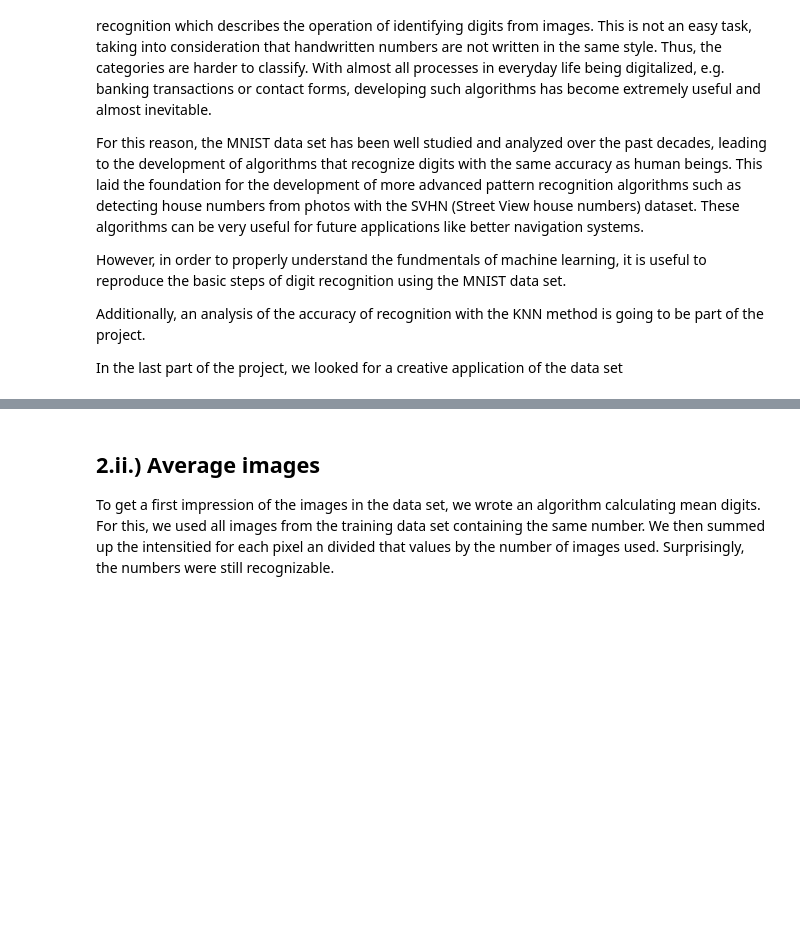
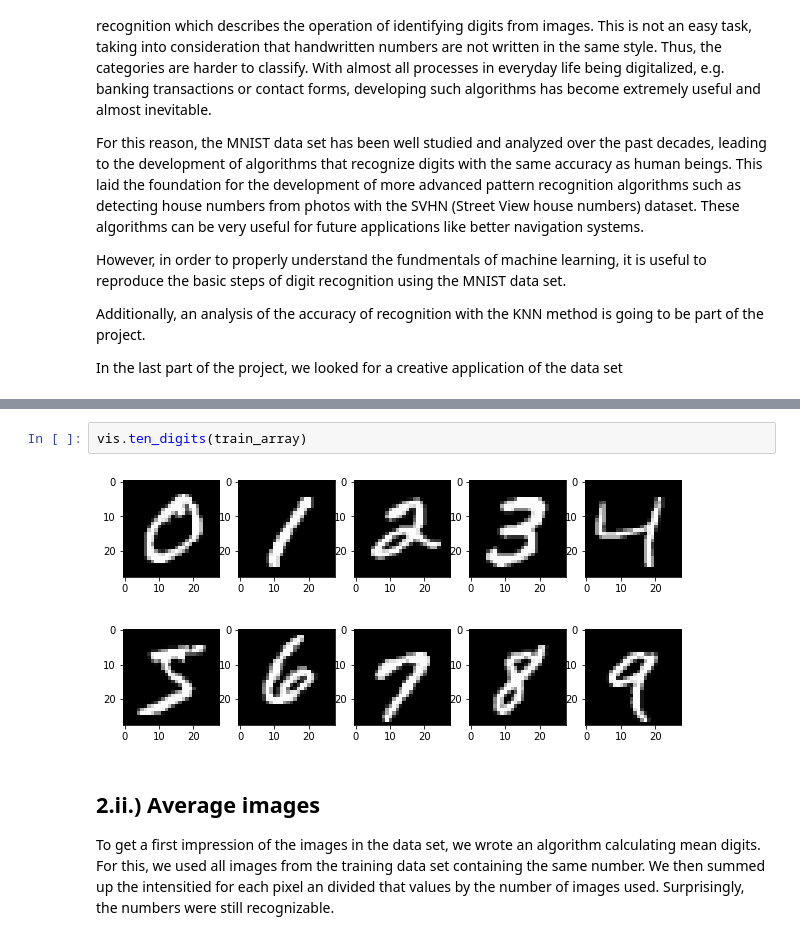
Before and after one commit to datascience-mobi-2022/2022-topic-01-team-02, a Jupyter notebook: Report.ipynb, the cells around one changed output, grey strips where cells are left out. Saved outputs shown, nothing was run; the diff lists cells and outputs as text; blank space fills up the shorter version.

```diff
--- a/Report.ipynb
+++ b/Report.ipynb
@@ -55,3 +64,7 @@ import Functions.average_img as avg
+# %%
+vis.ten_digits(train_array)
+# %% [output]
+[figure, added]
 # %% [markdown]
 ## 2.ii.) Average images
 To get a first impression of the images in the data set, we wrote an algorithm calculating mean digits.
```
Also changed, not shown: parts of 11 cells of this notebook.
